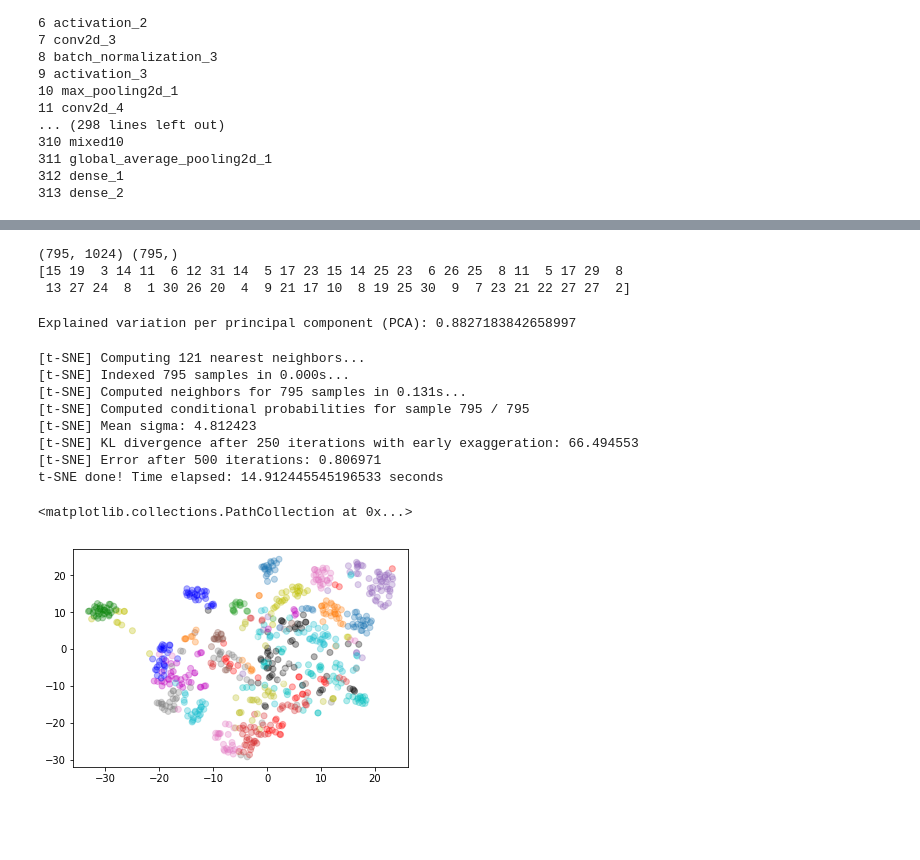
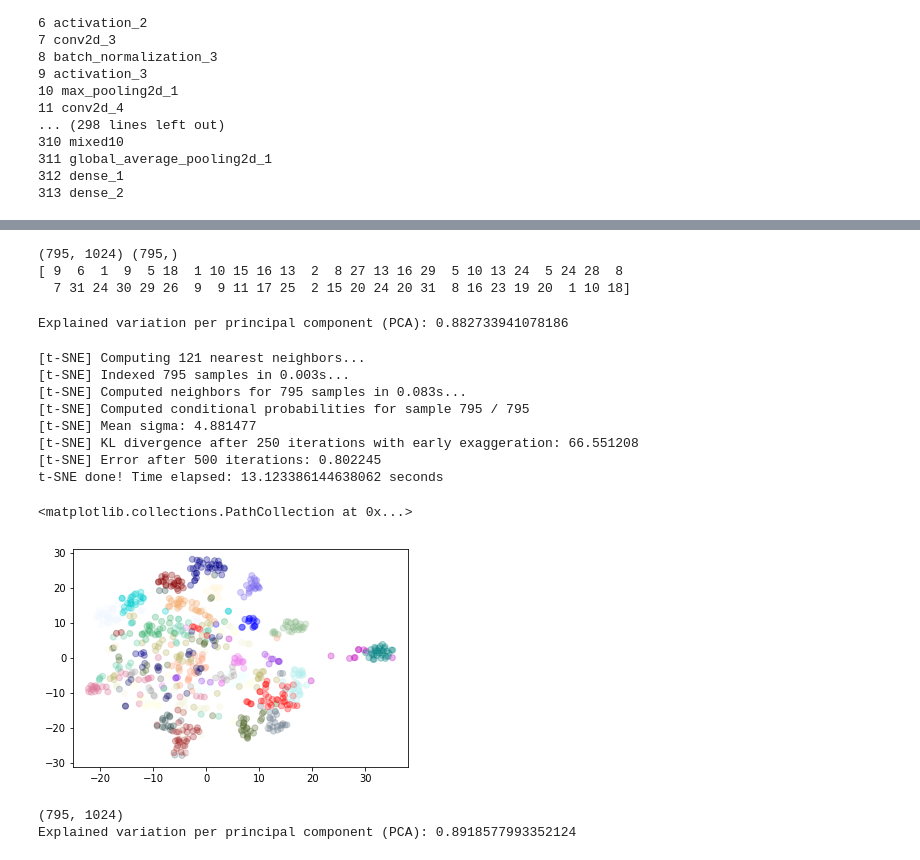
Before and after one commit to Henrywcj/Undergrad_Research, a Jupyter notebook: Feature Extraction using fine tuned Inception V3.ipynb, the cells around one changed output, grey strips where cells are left out. Cells and saved outputs as stored; diff of their text form; code cells hidden in the pictures; blank space fills up the shorter version.

Commit message:
Finished denoising and run t-sne before and after denoising

```diff
--- a/Feature Extraction using fine tuned Inception V3.ipynb
+++ b/Feature Extraction using fine tuned Inception V3.ipynb
@@ -62,0 +73,3 @@ dense2_features = model.predict(webcam_data)
+# %%
+# according to Dr. Shay Deutsch's matlab code, the shape should be (Dimension, # of Sample)
+dense2_features = dense2_features.T
@@ -63,4 +80,5 @@ dense2_features = model.predict(webcam_data)
 # %%
+dense2_features = dense2_features.T
 print (dense2_features.shape, webcam_labels.shape)
 rand_index = np.random.permutation(dense2_features.shape[0])
 webcam_features_rand = dense2_features[rand_index]
@@ -68,8 +86,8 @@ webcam_labels_rand = webcam_labels[rand_index]
 print (webcam_labels_rand[:50])
 # %% [output]
 (795, 1024) (795,)
-[15 19  3 14 11  6 12 31 14  5 17 23 15 14 25 23  6 26 25  8 11  5 17 29  8
- 13 27 24  8  1 30 26 20  4  9 21 17 10  8 19 25 30  9  7 23 21 22 27 27  2]
+[ 9  6  1  9  5 18  1 10 15 16 13  2  8 27 13 16 29  5 10 13 24  5 24 28  8
+  7 31 24 30 29 26  9  9 11 17 25  2 15 20 24 20 31  8 16 23 19 20  1 10 18]
 # %%
 # visualize the data using PCA & t-SNE
 # Apply PCA
@@ -82,7 +100,7 @@ pca_result_50 = pca_50.fit_transform(webcam_features_rand)
 
 print ('Explained variation per principal component (PCA): {}'.format(np.sum(pca_50.explained_variance_ratio_)))
 # %% [output]
-Explained variation per principal component (PCA): 0.8827183842658997
+Explained variation per principal component (PCA): 0.882733941078186
 # %%
 # Apply t-SNE
 n_sne = webcam_features_rand.shape[0] #use all the data
@@ -95,26 +113,51 @@ tsne_pca_results = tsne.fit_transform(pca_result_50[:n_sne])
 print ('t-SNE done! Time elapsed: {} seconds'.format(time.time()-time_start))
 # %% [output]
 [t-SNE] Computing 121 nearest neighbors...
-[t-SNE] Indexed 795 samples in 0.000s...
-[t-SNE] Computed neighbors for 795 samples in 0.131s...
+[t-SNE] Indexed 795 samples in 0.003s...
+[t-SNE] Computed neighbors for 795 samples in 0.083s...
 [t-SNE] Computed conditional probabilities for sample 795 / 795
-[t-SNE] Mean sigma: 4.812423
-[t-SNE] KL divergence after 250 iterations with early exaggeration: 66.494553
-[t-SNE] Error after 500 iterations: 0.806971
-t-SNE done! Time elapsed: 14.912445545196533 seconds
+[t-SNE] Mean sigma: 4.881477
+[t-SNE] KL divergence after 250 iterations with early exaggeration: 66.551208
+[t-SNE] Error after 500 iterations: 0.802245
+t-SNE done! Time elapsed: 13.123386144638062 seconds
 # %%
 # visualize it
 import matplotlib
 %matplotlib inline
 import matplotlib.pyplot as plt
+from matplotlib import colors as mcolors
+color = dict(mcolors.BASE_COLORS, **mcolors.CSS4_COLORS)
+list_of_col = []
+for col in color:
+    list_of_col.append(col)
+colors = list_of_col[:30]
+
 
 tsne_one = tsne_pca_results[:, 0]
 tsne_two = tsne_pca_results[:, 1]
-# problematic
-colors = []
 plt.scatter(x = tsne_one[:n_sne], y = tsne_two[:n_sne], c = webcam_labels_rand[:n_sne], cmap=matplotlib.colors.ListedColormap(colors), alpha = 0.3)
 # %% [output]
 <matplotlib.collections.PathCollection at 0x...>
-[figure, old version]
+[figure, new version]
 # %%
 # denoise using Prof. Deustch's method
+# %%
+import scipy.io
+import numpy as np
+dict_m = scipy.io.loadmat('denoised.mat')
+denoised_data = dict_m['feats_denoised'].T
+print (denoised_data.shape)
+
+# now we have the denoised data, first visualize them
+import seaborn as sns
+import time
+from sklearn.manifold import TSNE
+from sklearn.decomposition import PCA
+
+pca_50 = PCA(n_components=50)
+pca_result_50 = pca_50.fit_transform(denoised_data)
+
+print ('Explained variation per principal component (PCA): {}'.format(np.sum(pca_50.explained_variance_ratio_)))
+# %% [output]
+(795, 1024)
+Explained variation per principal component (PCA): 0.8918577993352124
```
Also changed, not shown: parts of 8 cells of this notebook.
